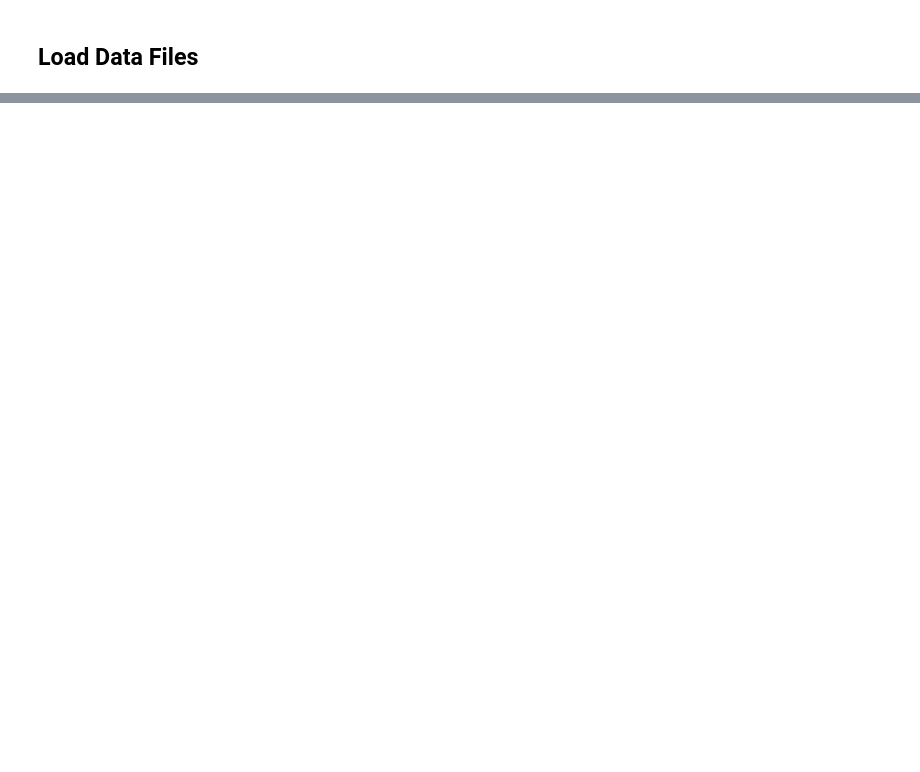
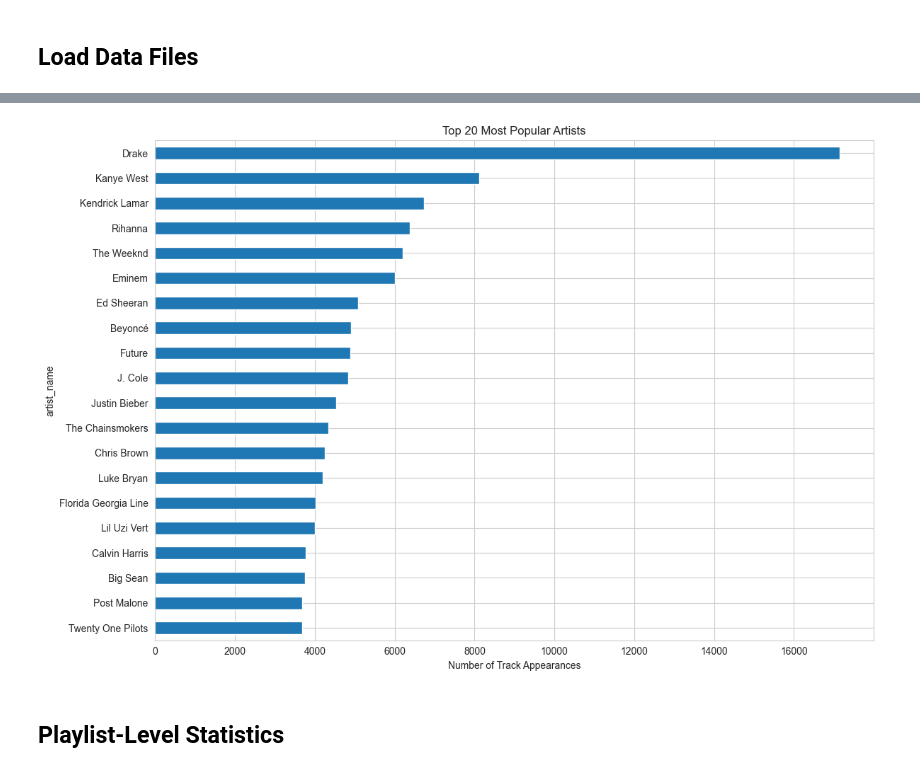
Before and after one commit to willmurray9/music-recommendation, a Jupyter notebook: notebooks/01_data_exploration.ipynb, the cells around one changed output, grey strips where cells are left out. Cells and saved outputs as stored; diff of their text form; code cells hidden in the pictures; blank space fills up the shorter version.

```diff
--- a/notebooks/01_data_exploration.ipynb
+++ b/notebooks/01_data_exploration.ipynb
@@ -69,0 +112,31 @@ DataFrame shape: (9000, 12)
+# %%
+# Explode the tracks column
+tracks_df = df.explode('tracks').reset_index(drop=True)
+
+# Normalize the track dictionaries into separate columns
+track_features = pd.json_normalize(tracks_df['tracks'])
+tracks_df = pd.concat([
+    tracks_df.drop('tracks', axis=1),
+    track_features
+], axis=1)
+
+# Ensure unique column names (duplicate labels can break groupby/agg)
+cols = pd.Series(tracks_df.columns)
+if cols.duplicated().any():
+    for col in cols[cols.duplicated()].unique():
+        idxs = np.where(cols == col)[0]
+        for j, idx in enumerate(idxs):
+            if j == 0:
+                continue
+            cols.iloc[idx] = f"{col}__{j+1}"
+    tracks_df.columns = cols
+
+# Ensure expected numeric types
+if 'duration_ms' in tracks_df.columns:
+    tracks_df['duration_ms'] = pd.to_numeric(tracks_df['duration_ms'], errors='coerce')
+if 'pos' in tracks_df.columns:
+    tracks_df['pos'] = pd.to_numeric(tracks_df['pos'], errors='coerce')
+
+print(tracks_df.shape)
+print(f"Duplicate column labels: {tracks_df.columns.duplicated().sum()}")
+tracks_df.head()
@@ -69,0 +229,13 @@ DataFrame shape: (9000, 12)
+# %%
+top_artists = tracks_df['artist_name'].value_counts().head(20)
+plt.figure(figsize=(12, 8))
+top_artists.plot(kind='barh')
+plt.xlabel('Number of Track Appearances')
+plt.title('Top 20 Most Popular Artists')
+plt.gca().invert_yaxis()
+plt.tight_layout()
+plt.show()
+# %% [output]
+[figure, added]
+# %% [markdown]
+## Playlist-Level Statistics
```
Also changed, not shown: parts of 44 cells of this notebook.
